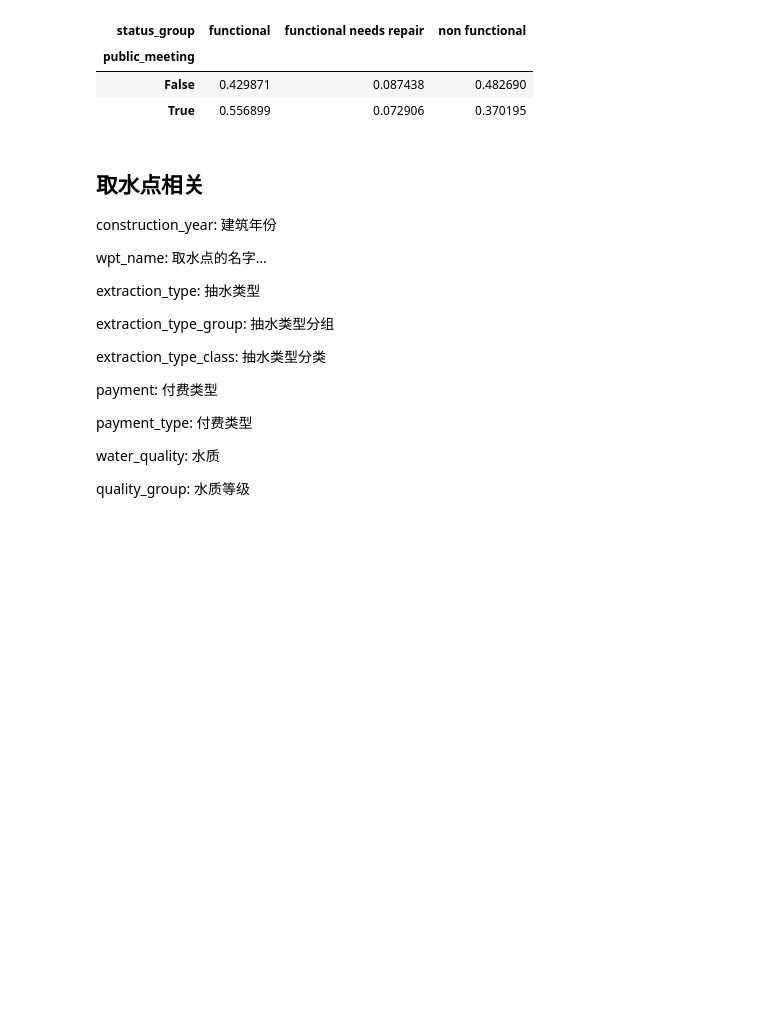
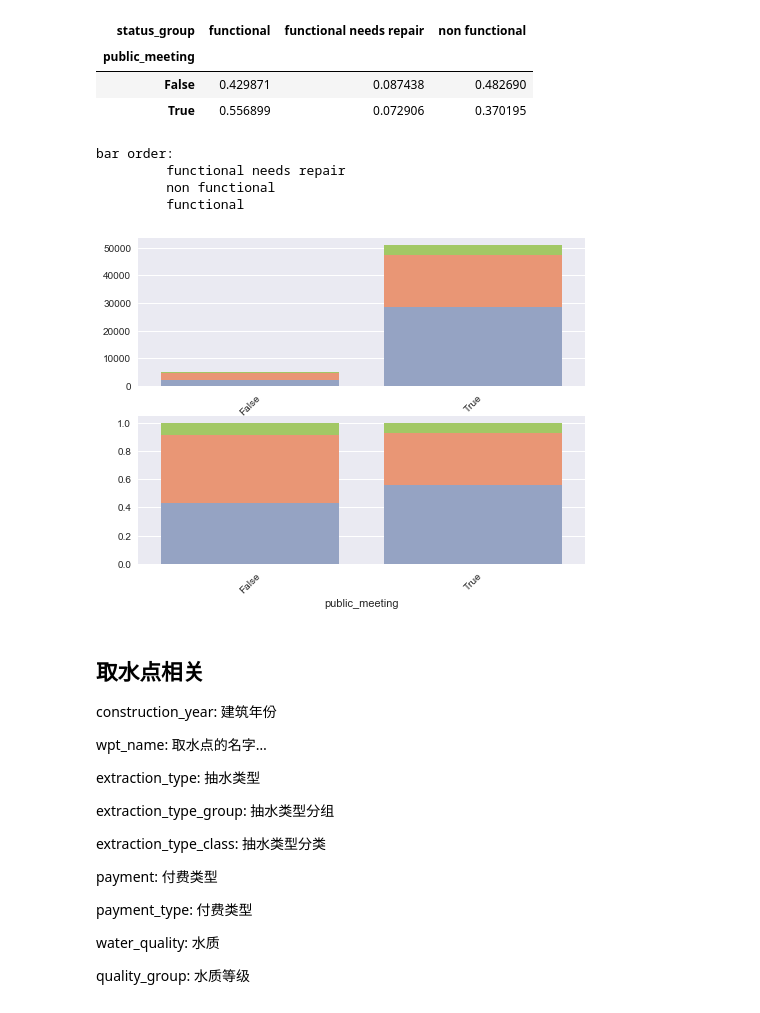
Before and after one commit to shenc3/drivendata-nb, a Jupyter notebook: pumpItUp/PumpItUp.ipynb, the cells around one changed output. Saved outputs shown, nothing was run; the diff lists cells and outputs as text; code cells hidden in the pictures; blank space fills up the shorter version.

```diff
--- a/pumpItUp/PumpItUp.ipynb
+++ b/pumpItUp/PumpItUp.ipynb
@@ -597,6 +600,14 @@ pd.crosstab(train['public_meeting'], train['status_group'], normalize='index')
 | public_meeting |  |  |  |
 | False | 0.429871 | 0.087438 | 0.482690 |
 | True | 0.556899 | 0.072906 | 0.370195 |
+# %%
+stacked_bar(train['public_meeting'], train['status_group'], figsize=(8,6), ticksize=10, hspace=0.2, palette='Set2', pal_random=True)
+# %% [output]
+bar order:
+         functional needs repair
+         non functional
+         functional
+[figure, added]
 # %% [markdown]
 ## 取水点相关
 
```
Also changed, not shown: parts of 26 cells of this notebook.
